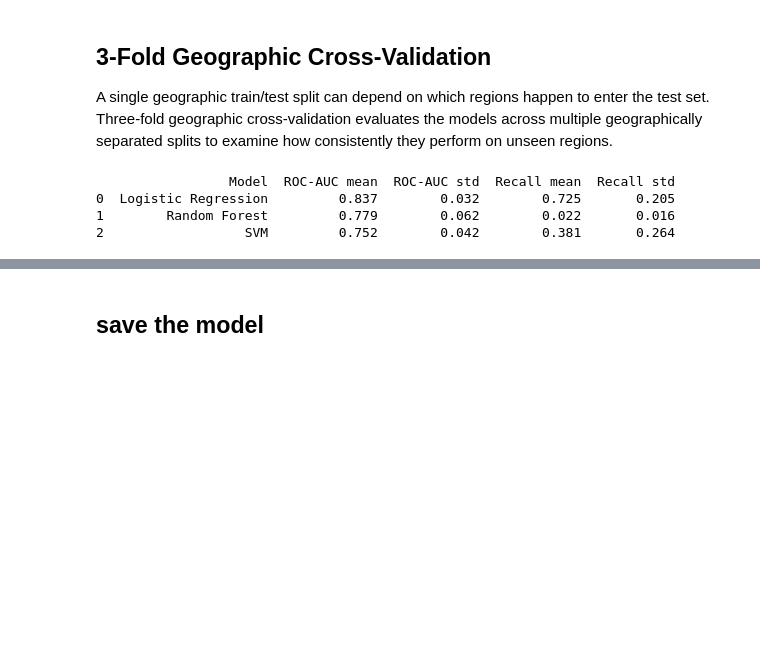
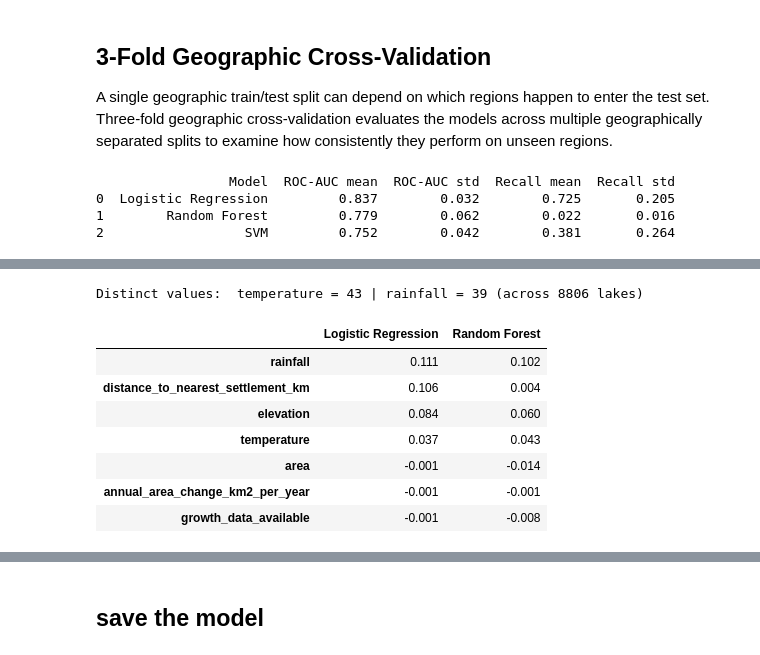
Before and after one commit to iqraamin054-code/GLOFGuard, a Jupyter notebook: notebooks/06_model_training.ipynb, the cells around one changed output, grey strips where cells are left out. Cells and saved outputs as stored; diff of their text form; code cells hidden in the pictures; blank space fills up the shorter version.

```diff
--- a/notebooks/06_model_training.ipynb
+++ b/notebooks/06_model_training.ipynb
@@ -659,0 +725,33 @@ print(cv_results.round(3))
+# %%
+# 3) Which features does each model still use on unseen regions?
+# Permutation importance = how much ROC-AUC is lost when one feature is shuffled in the test fold.
+# A value at or below zero means the model gains nothing from that feature.
+from sklearn.base import clone
+from sklearn.inspection import permutation_importance
+
+def geo_permutation_importance(model):
+    rows = []
+    for tr, te in folds:
+        m = clone(model).fit(X_all.iloc[tr], y_all.iloc[tr])
+        p = permutation_importance(m, X_all.iloc[te], y_all.iloc[te],
+                                   scoring='roc_auc', n_repeats=5, random_state=42)
+        rows.append(p.importances_mean)
+    return pd.Series(np.mean(rows, axis=0), index=feature_cols)
+
+imp_unseen = pd.DataFrame({
+    'Logistic Regression': geo_permutation_importance(models['Logistic Regression']),
+    'Random Forest':       geo_permutation_importance(models['Random Forest']),
+}).round(3).sort_values('Logistic Regression', ascending=False)
+print('Distinct values:  temperature =', df['temperature'].nunique(),
+      '| rainfall =', df['rainfall'].nunique(), '(across', len(df), 'lakes)')
+imp_unseen
+# %% [output]
+Distinct values:  temperature = 43 | rainfall = 39 (across 8806 lakes)
+|  | Logistic Regression | Random Forest |
+| rainfall | 0.111 | 0.102 |
+| distance_to_nearest_settlement_km | 0.106 | 0.004 |
+| elevation | 0.084 | 0.060 |
+| temperature | 0.037 | 0.043 |
+| area | -0.001 | -0.014 |
+| annual_area_change_km2_per_year | -0.001 | -0.001 |
+| growth_data_available | -0.001 | -0.008 |
```
Also changed, not shown: parts of 14 cells of this notebook, 2 other files.
